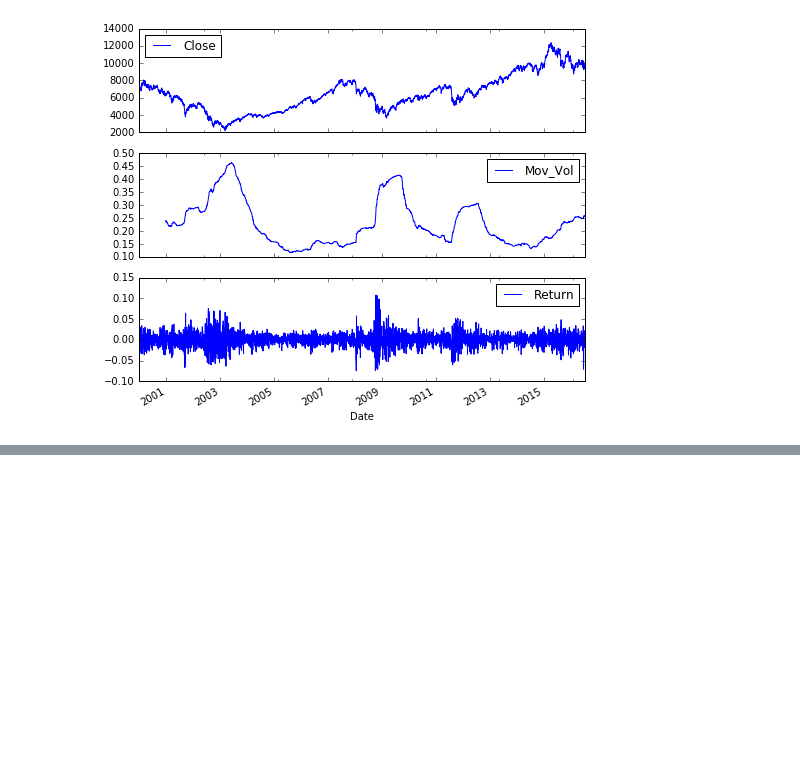
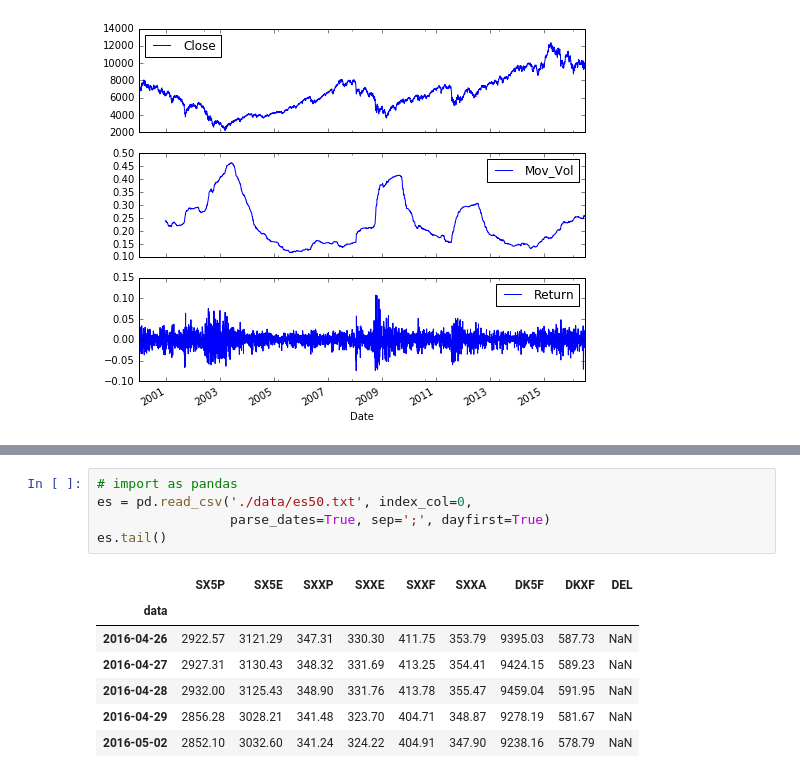
Before and after one commit to AlexPetit12/PythonForFinance, a Jupyter notebook: Chapter6_FinancialTimeSeries.ipynb, the cells around one changed output, grey strips where cells are left out. Saved outputs shown, nothing was run; the diff lists cells and outputs as text; blank space fills up the shorter version.

```diff
--- a/Chapter6_FinancialTimeSeries.ipynb
+++ b/Chapter6_FinancialTimeSeries.ipynb
@@ -347,0 +387,13 @@ array([<matplotlib.axes._subplots.AxesSubplot object at 0x...>,
+# %%
+# import as pandas
+es = pd.read_csv('./data/es50.txt', index_col=0,
+                 parse_dates=True, sep=';', dayfirst=True)
+es.tail()
+# %% [output]
+|  | SX5P | SX5E | SXXP | SXXE | SXXF | SXXA | DK5F | DKXF | DEL |
+| data |  |  |  |  |  |  |  |  |  |
+| 2016-04-26 | 2922.57 | 3121.29 | 347.31 | 330.30 | 411.75 | 353.79 | 9395.03 | 587.73 | NaN |
+| 2016-04-27 | 2927.31 | 3130.43 | 348.32 | 331.69 | 413.25 | 354.41 | 9424.15 | 589.23 | NaN |
+| 2016-04-28 | 2932.00 | 3125.43 | 348.90 | 331.76 | 413.78 | 355.47 | 9459.04 | 591.95 | NaN |
+| 2016-04-29 | 2856.28 | 3028.21 | 341.48 | 323.70 | 404.71 | 348.87 | 9278.19 | 581.67 | NaN |
+| 2016-05-02 | 2852.10 | 3032.60 | 341.24 | 324.22 | 404.91 | 347.90 | 9238.16 | 578.79 | NaN |
```
Also changed, not shown: parts of 37 cells of this notebook, 1 other file.
